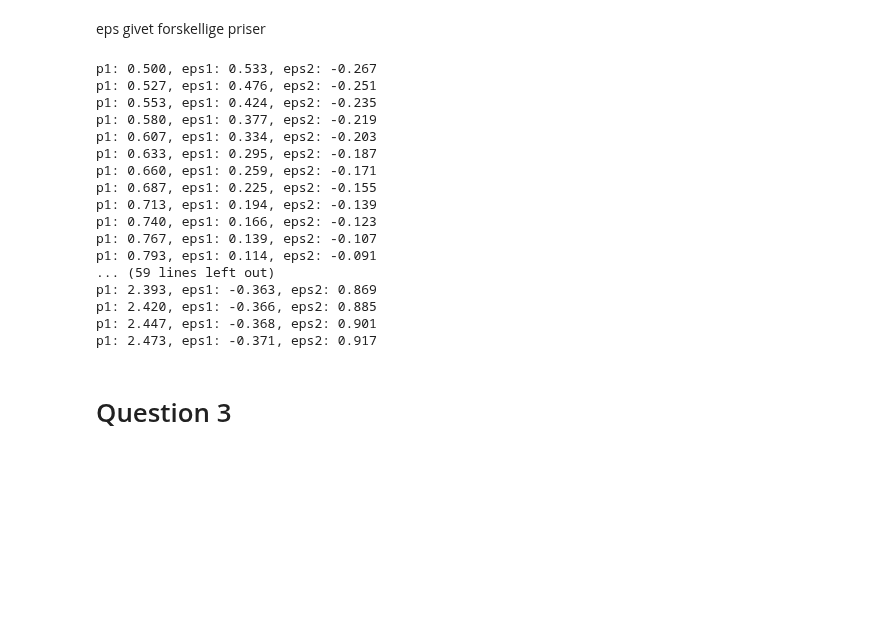
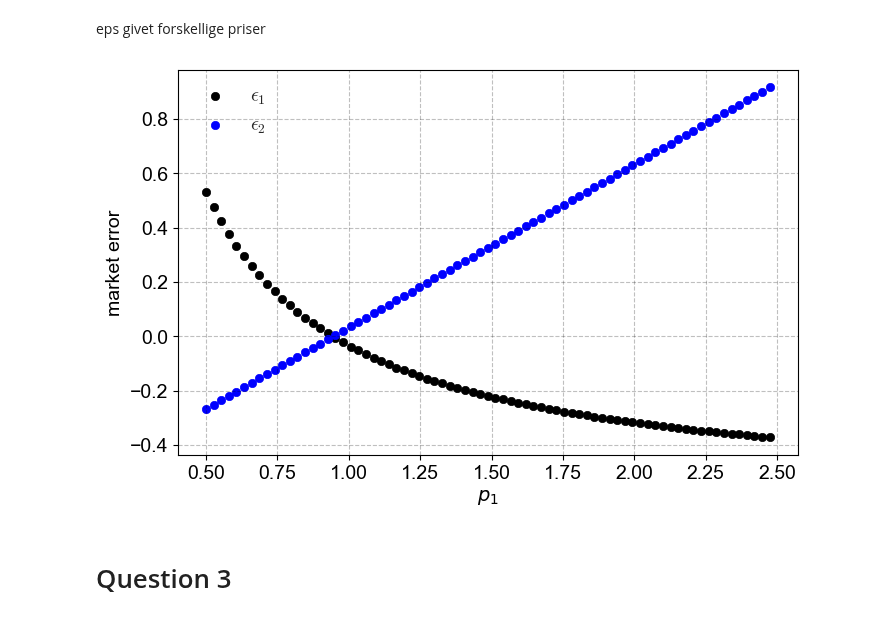
Before and after one commit to NumEconCopenhagen/projects-2024-kbh-herning, a Jupyter notebook: inauguralproject/inauguralproject.ipynb, the cells around one changed output. Saved outputs shown, nothing was run; the diff lists cells and outputs as text; code cells hidden in the pictures; blank space fills up the shorter version.

```diff
--- a/inauguralproject/inauguralproject.ipynb
+++ b/inauguralproject/inauguralproject.ipynb
@@ -139,26 +141,17 @@ def error_clearing(N):
 p1_values, eps1_values, eps2_values = error_clearing(N=75)
 
 # Print the results
-for p1_val, eps1_val, eps2_val in zip(p1_values, eps1_values, eps2_values):
-    print(f"p1: {p1_val:5.3f}, eps1: {eps1_val:5.3f}, eps2: {eps2_val:5.3f}")
+#for p1_val, eps1_val, eps2_val in zip(p1_values, eps1_values, eps2_values):
+#    print(f"p1: {p1_val:5.3f}, eps1: {eps1_val:5.3f}, eps2: {eps2_val:5.3f}")
-# %% [output]
-p1: 0.500, eps1: 0.533, eps2: -0.267
-p1: 0.527, eps1: 0.476, eps2: -0.251
-p1: 0.553, eps1: 0.424, eps2: -0.235
-p1: 0.580, eps1: 0.377, eps2: -0.219
-p1: 0.607, eps1: 0.334, eps2: -0.203
-p1: 0.633, eps1: 0.295, eps2: -0.187
-p1: 0.660, eps1: 0.259, eps2: -0.171
-p1: 0.687, eps1: 0.225, eps2: -0.155
-p1: 0.713, eps1: 0.194, eps2: -0.139
-p1: 0.740, eps1: 0.166, eps2: -0.123
-p1: 0.767, eps1: 0.139, eps2: -0.107
-p1: 0.793, eps1: 0.114, eps2: -0.091
-... (59 lines left out)
-p1: 2.393, eps1: -0.363, eps2: 0.869
-p1: 2.420, eps1: -0.366, eps2: 0.885
-p1: 2.447, eps1: -0.368, eps2: 0.901
-p1: 2.473, eps1: -0.371, eps2: 0.917
+# %%
+fig = pg.PlotFigure(figsize=(8,5),fontname=None)
+fig.add_plot(x=p1_values,y=eps1_values,marker='o',color='black',label='$\epsilon_1$',xlabel=f"$p_1$",ylabel=f"market error")
+fig.add_plot(x=p1_values,y=eps2_values,marker='o',color='blue',label='$\epsilon_2$',xlabel=f"$p_1$",ylabel=f"market error")
+fig.add_legend()
+fig.set_number_format('y','{x:,.1f}')
+fig.show()
+# %% [output]
+[figure, added]
 # %% [markdown]
 # Question 3
 # %% [markdown]
```
Also changed, not shown: parts of 7 cells of this notebook, 2 other files.
